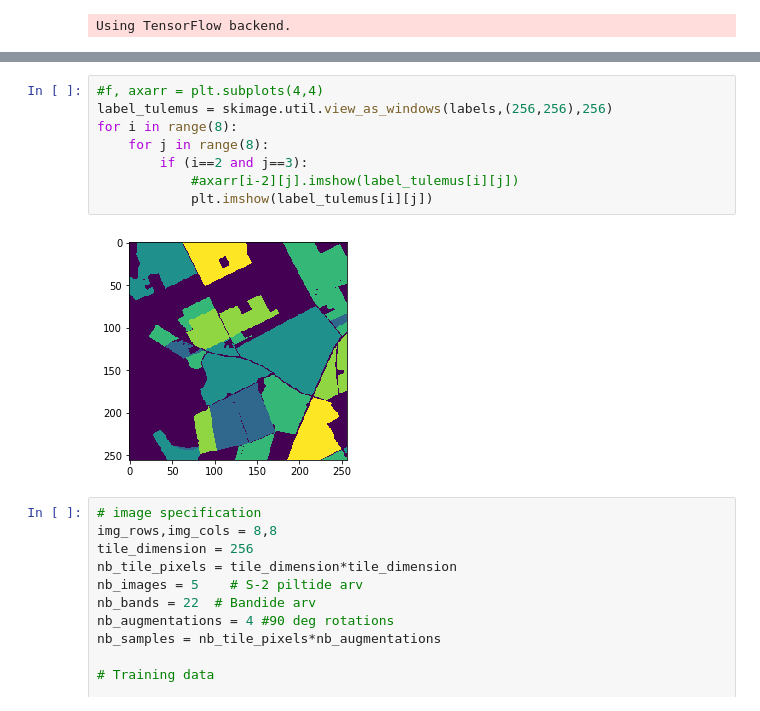
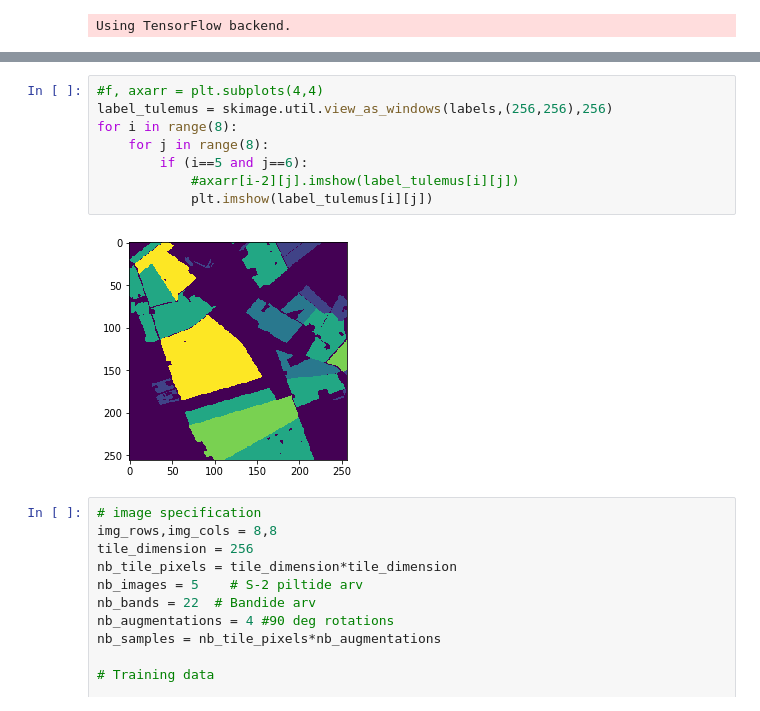
Before and after one commit to AkselAllas/Bachelor_thesis, a Jupyter notebook: 3d-cnn-keras.ipynb, the cells around one changed output, grey strips where cells are left out. Saved outputs shown, nothing was run; the diff lists cells and outputs as text.

```diff
--- a/3d-cnn-keras.ipynb
+++ b/3d-cnn-keras.ipynb
@@ -79,13 +77,13 @@ Label_tifs/Mask_talinisu.tif
 # %%
 #f, axarr = plt.subplots(4,4)
 label_tulemus = skimage.util.view_as_windows(labels,(256,256),256)
 for i in range(8):
     for j in range(8):
-        if (i==2 and j==3):
+        if (i==5 and j==6):
             #axarr[i-2][j].imshow(label_tulemus[i][j])
             plt.imshow(label_tulemus[i][j])
 # %% [output]
-[figure, old version]
+[figure, new version]
 # %%
 # image specification
 img_rows,img_cols = 8,8
```
Also changed, not shown: parts of 13 cells of this notebook, 3 other files.
